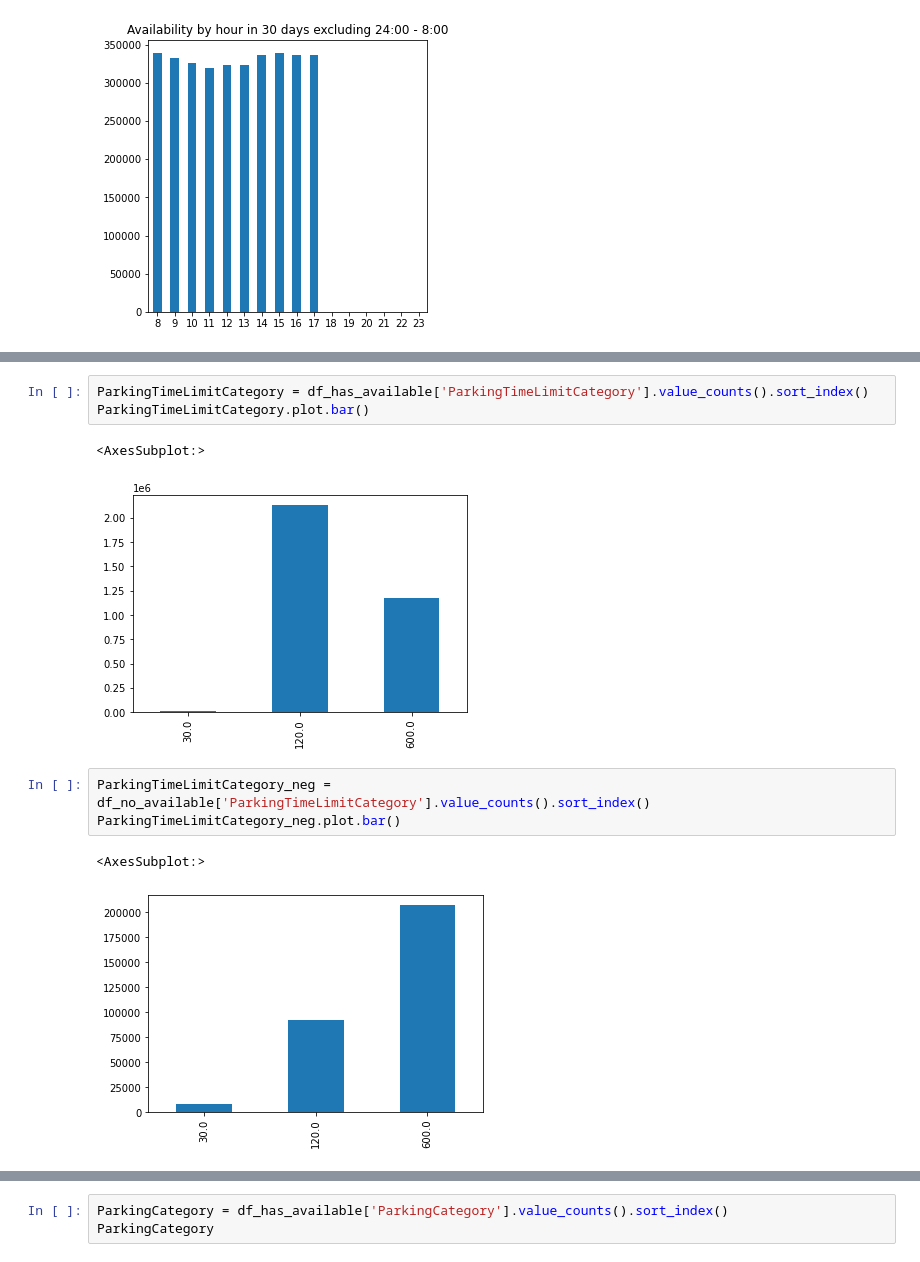
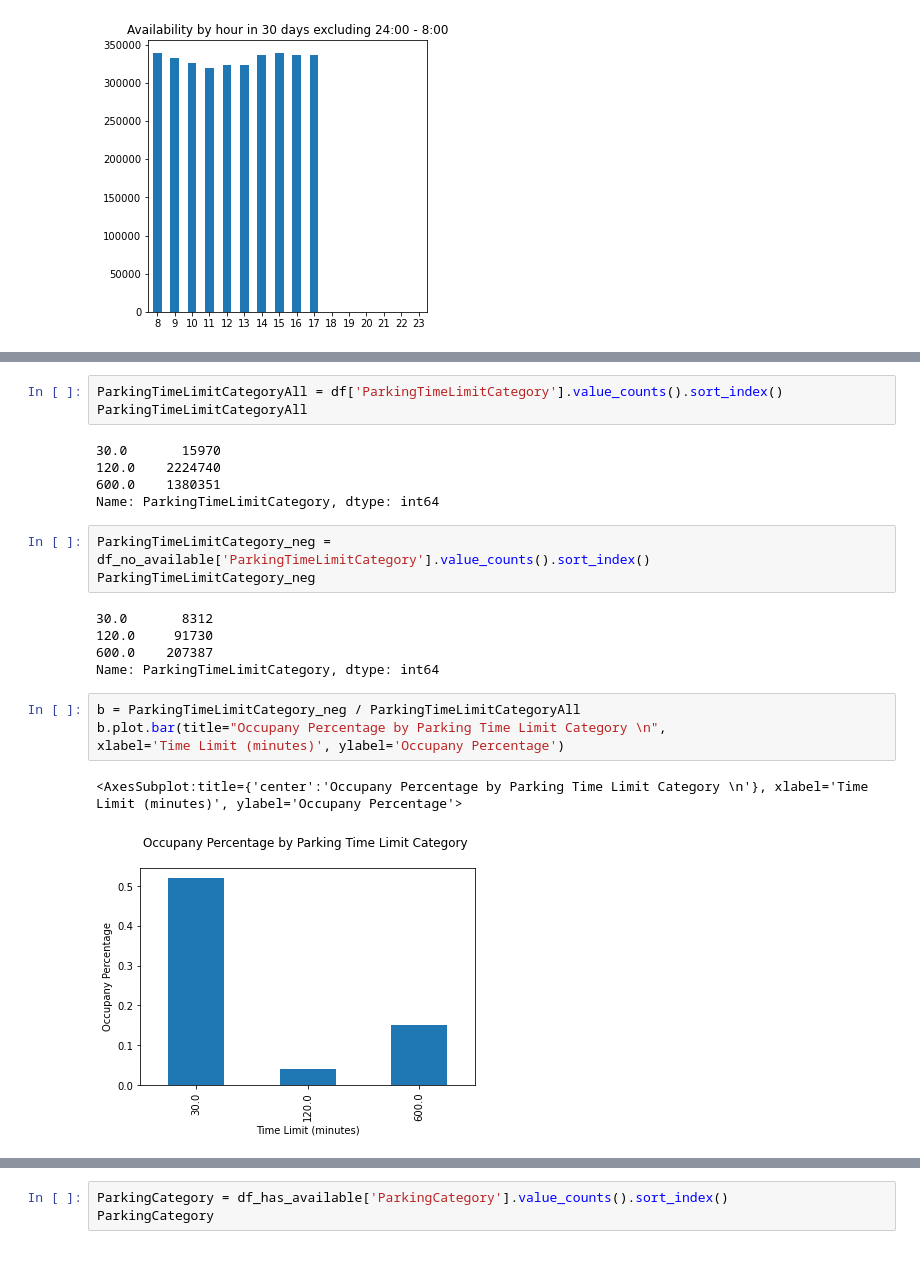
Before and after one commit to binhuiyun/cs6220-data-project, a Jupyter notebook: parking/data_visualization.ipynb, the cells around one changed output, grey strips where cells are left out. Cells and saved outputs as stored; diff of their text form.

Commit message:
time analysis

```diff
--- a/parking/data_visualization.ipynb
+++ b/parking/data_visualization.ipynb
@@ -75,12 +125,23 @@ hour[:-6].plot.bar(title="Availability by hour in 30 days excluding 18:00 - 8:00
-# %%
-ParkingTimeLimitCategory = df_has_available['ParkingTimeLimitCategory'].value_counts().sort_index()
-ParkingTimeLimitCategory.plot.bar()
-# %% [output]
-<AxesSubplot:>
-[figure, removed]
+# %%
+ParkingTimeLimitCategoryAll = df['ParkingTimeLimitCategory'].value_counts().sort_index()
+ParkingTimeLimitCategoryAll
+# %% [output]
+30.0       15970
+120.0    2224740
+600.0    1380351
+Name: ParkingTimeLimitCategory, dtype: int64
 # %%
 ParkingTimeLimitCategory_neg = df_no_available['ParkingTimeLimitCategory'].value_counts().sort_index()
-ParkingTimeLimitCategory_neg.plot.bar()
+ParkingTimeLimitCategory_neg
 # %% [output]
-<AxesSubplot:>
+30.0       8312
+120.0     91730
+600.0    207387
+Name: ParkingTimeLimitCategory, dtype: int64
-[figure, removed]
+# %%
+b = ParkingTimeLimitCategory_neg / ParkingTimeLimitCategoryAll
+b.plot.bar(title="Occupany Percentage by Parking Time Limit Category \n",
+xlabel='Time Limit (minutes)', ylabel='Occupany Percentage')
+# %% [output]
+<AxesSubplot:title={'center':'Occupany Percentage by Parking Time Limit Category \n'}, xlabel='Time Limit (minutes)', ylabel='Occupany Percentage'>
+[figure, added]
```
Also changed, not shown: parts of 11 cells of this notebook.
